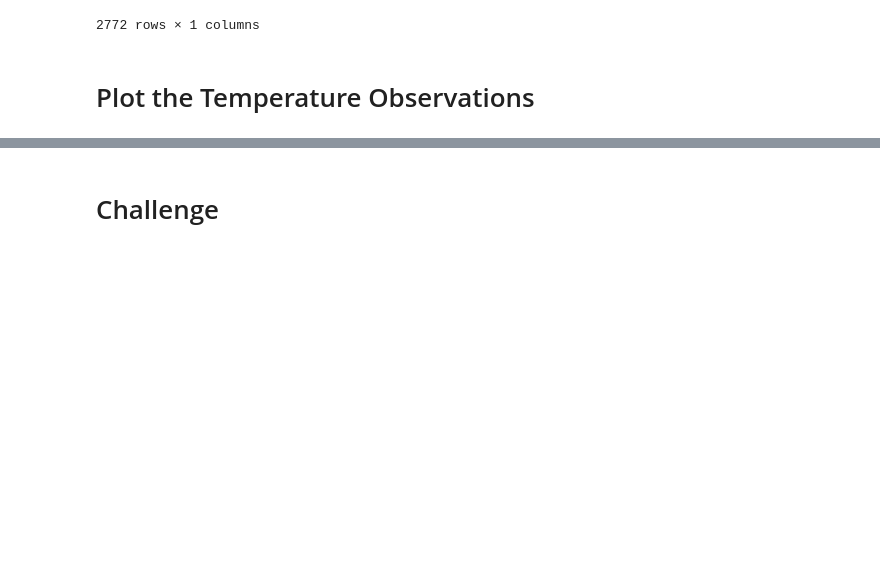
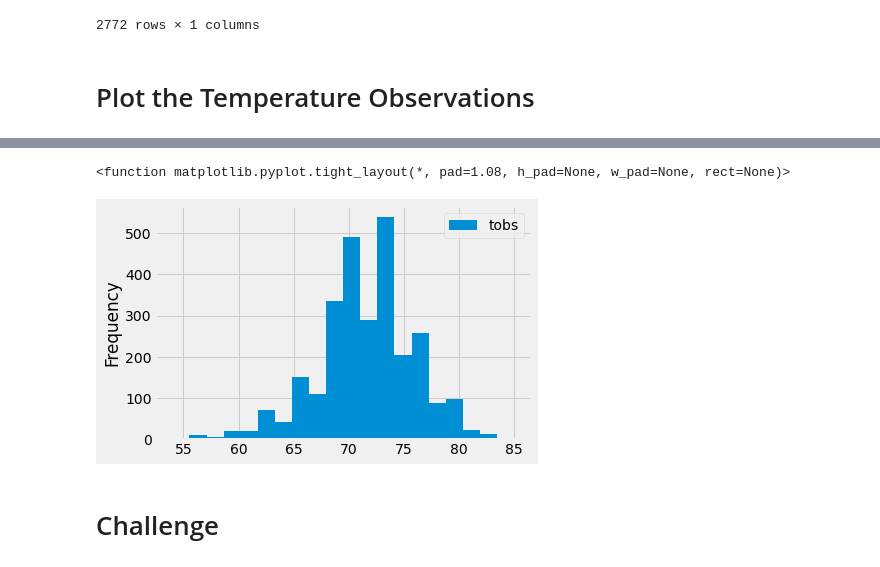
Before and after one commit to Gkmb2390/surfs_up, a Jupyter notebook: climate_analysis.ipynb, the cells around one changed output, grey strips where cells are left out. Cells and saved outputs as stored; diff of their text form; code cells hidden in the pictures; blank space fills up the shorter version.

```diff
--- a/climate_analysis.ipynb
+++ b/climate_analysis.ipynb
@@ -134,3 +147,10 @@ plt.tight_layout
+# %%
+# 20 bin chart
+df.plot.hist(bins=20)
+plt.tight_layout
+# %% [output]
+<function matplotlib.pyplot.tight_layout(*, pad=1.08, h_pad=None, w_pad=None, rect=None)>
+[figure, added]
 # %%
 # Write a function called `calc_temps` that will accept start date and end date in the format '%Y-%m-%d'
 # and return the minimum, average, and maximum temperatures for that range of dates
```
Also changed, not shown: parts of 3 cells of this notebook, 1 other file.
